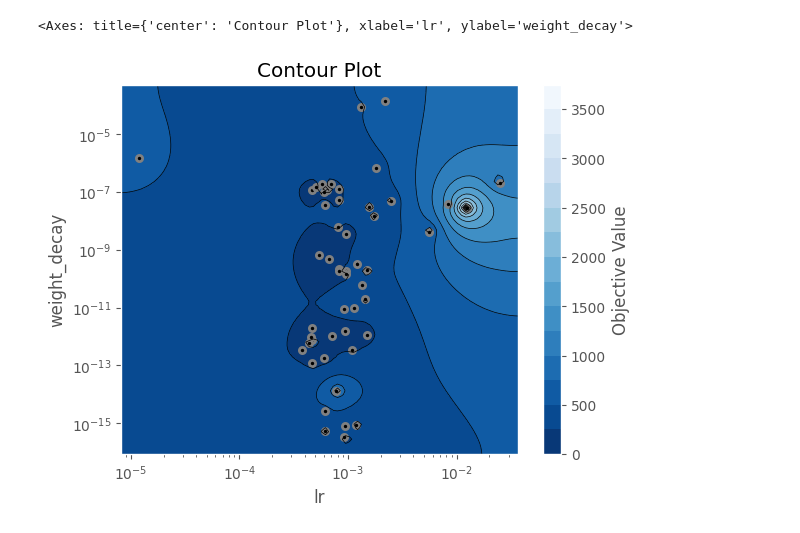
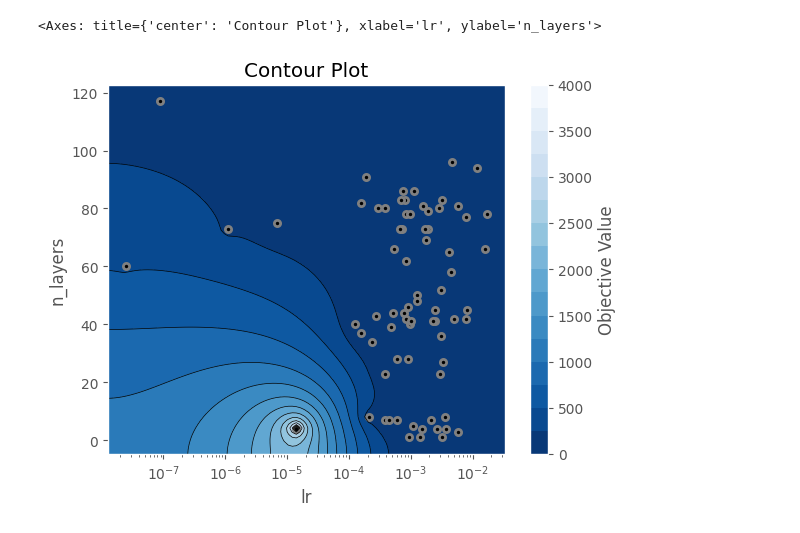
Before and after one commit to Damowerko/opf, a Jupyter notebook: notebooks/optuna.ipynb, the cells around one changed output. Cells and saved outputs as stored; diff of their text form; code cells hidden in the pictures.

```diff
--- a/notebooks/optuna.ipynb
+++ b/notebooks/optuna.ipynb
@@ -4,9 +5,14 @@ import optuna.visualization
 # %%
 optuna_storage = "postgresql://optuna:optuna@lc1.alelab:31234"
-study = optuna.load_study(study_name="opf-1", storage=optuna_storage)
+study = optuna.load_study(study_name="opf-2", storage=optuna_storage)
 
 inliers = optuna.create_study()
 inliers.add_trials(
-    filter(lambda trial: trial.value and trial.value < 1e4, study.trials)
+    filter(
+        lambda trial: trial.value
+        # and trial.value < 1e4
+        and trial.state == TrialState.COMPLETE,
+        study.trials,
+    )
 )
 # %% [output]
@@ -14,2 +20,3 @@ inliers.add_trials(
 # %%
-optuna.visualization.plot_optimization_history(inliers)
+fig = optuna.visualization.plot_optimization_history(inliers)
+fig.update_yaxes(type="log")
@@ -20,5 +36,6 @@ optuna.visualization.plot_slice(inliers)
 # %%
-optuna.visualization.matplotlib.plot_contour(inliers, params=["weight_decay", "lr"])
+fig = optuna.visualization.matplotlib.plot_contour(inliers, params=["n_layers", "lr"])
+fig
 # %% [output]
 plot_contour is experimental (supported from v2.2.0). The interface can change in the future.
 
@@ -26,2 +44,2 @@ plot_contour is experimental (supported from v2.2.0). The interface can change i
-<Axes: title={'center': 'Contour Plot'}, xlabel='lr', ylabel='weight_decay'>
+<Axes: title={'center': 'Contour Plot'}, xlabel='lr', ylabel='n_layers'>
-[figure, old version]
+[figure, new version]
```
Also changed, not shown: parts of 6 cells of this notebook, 1 other file.
